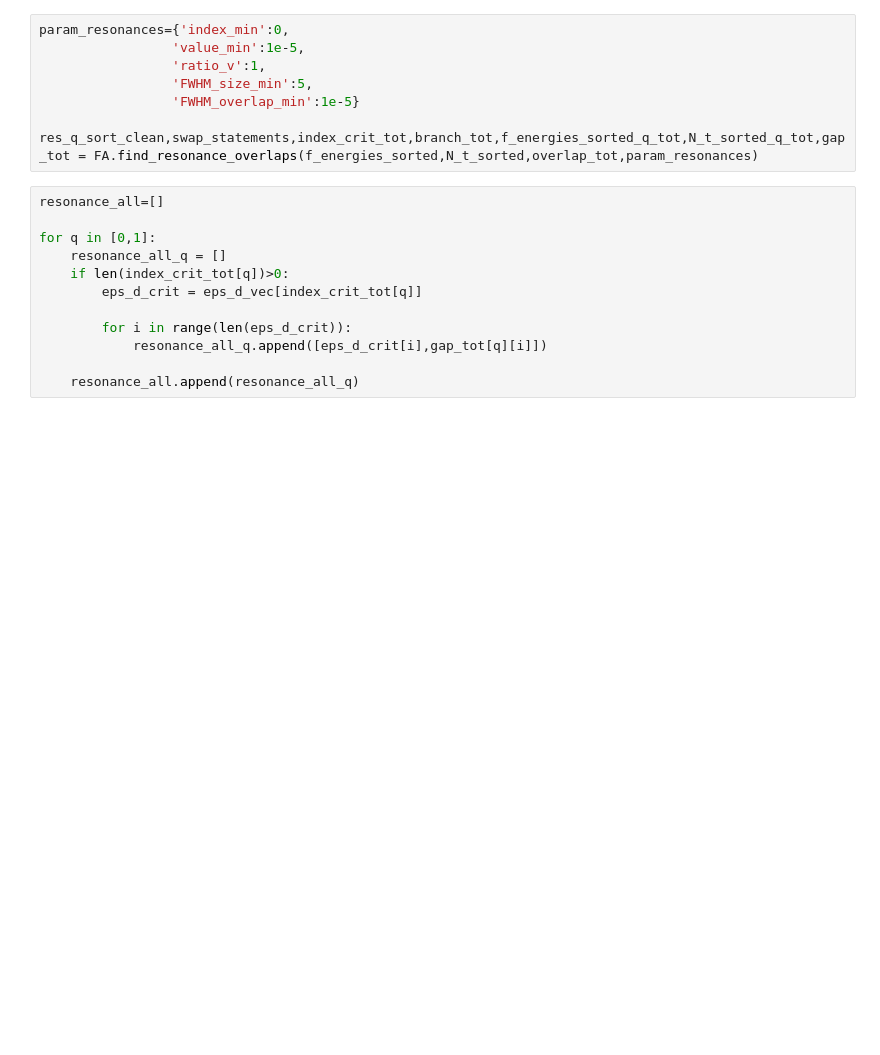
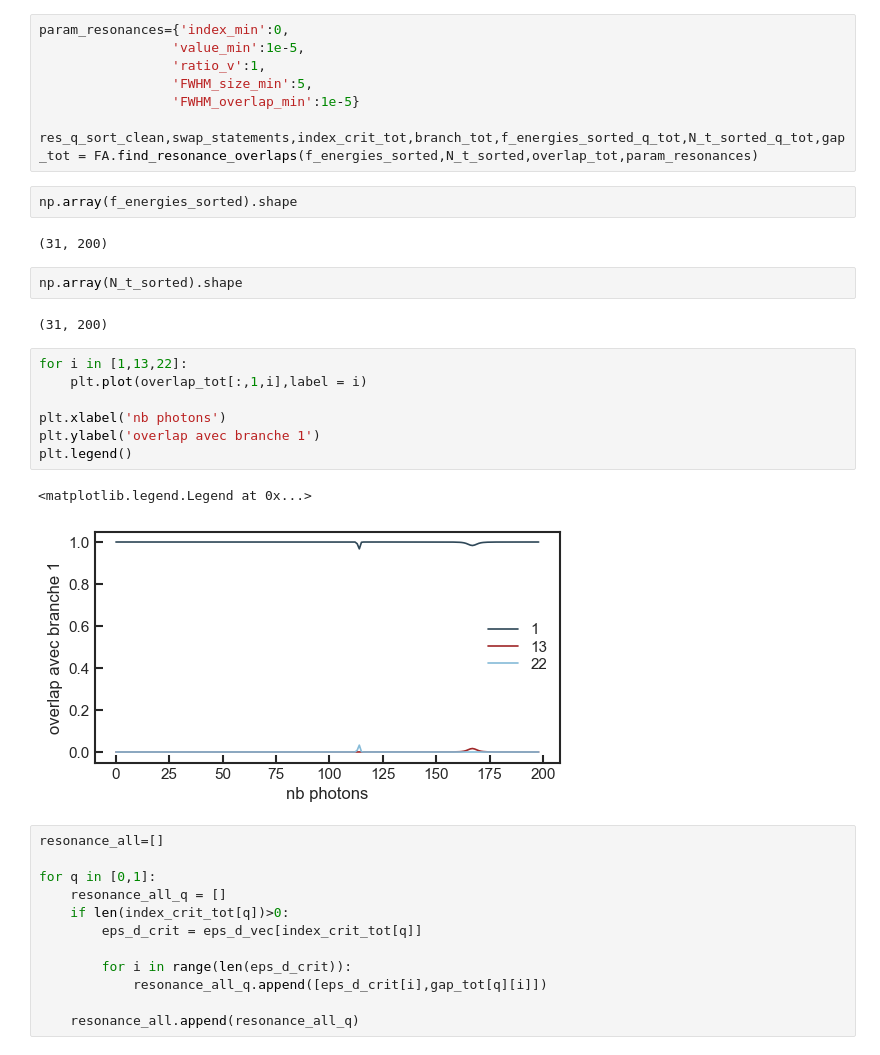
Before and after one commit to mariefdum/ionization, a Jupyter notebook: Example_Floquet.ipynb, the cells around one changed output. Cells and saved outputs as stored; diff of their text form; blank space fills up the shorter version.

```diff
--- a/Example_Floquet.ipynb
+++ b/Example_Floquet.ipynb
@@ -238,6 +238,24 @@ param_resonances={'index_min':0,
                  'FWHM_overlap_min':1e-5}
 
 res_q_sort_clean,swap_statements,index_crit_tot,branch_tot,f_energies_sorted_q_tot,N_t_sorted_q_tot,gap_tot = FA.find_resonance_overlaps(f_energies_sorted,N_t_sorted,overlap_tot,param_resonances)
+# %%
+np.array(f_energies_sorted).shape
+# %% [output]
+(31, 200)
+# %%
+np.array(N_t_sorted).shape
+# %% [output]
+(31, 200)
+# %%
+for i in [1,13,22]:
+    plt.plot(overlap_tot[:,1,i],label = i)
+
+plt.xlabel('nb photons')
+plt.ylabel('overlap avec branche 1')
+plt.legend()
+# %% [output]
+<matplotlib.legend.Legend at 0x...>
+[figure, added]
 # %%
 resonance_all=[]
 
```
Also changed, not shown: 1 other file.
